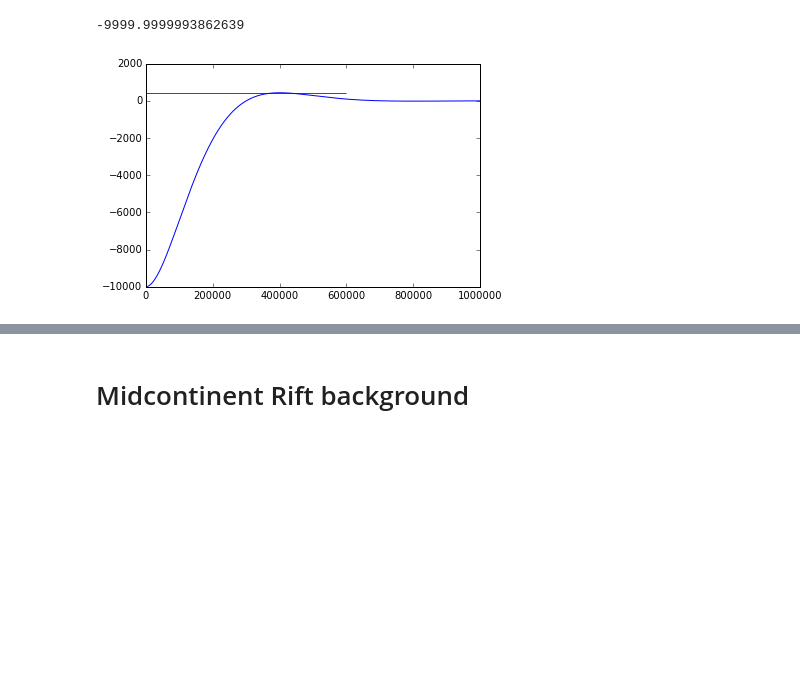
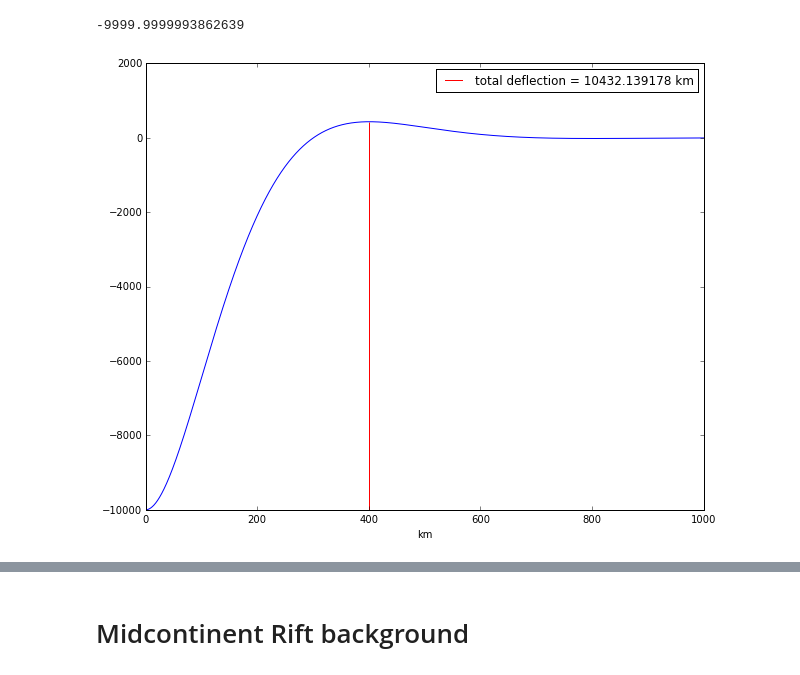
Before and after one commit to lfairchild/MCR_subsidence, a Jupyter notebook: Code/Subsidence_model.ipynb, the cells around one changed output, grey strips where cells are left out. Drawn from its saved outputs; the diff is of its cells as text; code cells hidden in the pictures; blank space fills up the shorter version.

```diff
--- a/Code/Subsidence_model.ipynb
+++ b/Code/Subsidence_model.ipynb
@@ -69,26 +149,33 @@ Pois_ratio = 0.25
 rho_m = 3300
 # use sediment or rift volcanic density, as this is a continental (not oceanic) case
 rho_s = 2700
+# write deflection as a function of x (distance from center),
+# w_max (maximum deflection observed),
+# and h (thickness of elastic lithosphere)
 def deflect(x, w_max, h):
     D = (Y_modulus*(h**3))/(12*(1-(Pois_ratio**2)))
     alpha = ((4*D)/((rho_m-rho_s)*10))**(1/4)
     V_0 = 2*alpha*(rho_m-rho_s)*10
-    w = ((V_0*(alpha**3))/(8*D))*(special.e**(-x/alpha))*(np.cos(x/alpha)+np.sin(x/alpha))
+    w = ((V_0*(alpha**3))/(8*D))*(sp.exp(-x/alpha))*(np.cos(x/alpha)+np.sin(x/alpha))
     return -w*w_max
 # %%
 deflect(1,10000,40000)
 # %% [output]
 -9999.9999993862639
 # %%
+plt.figure(figsize=(10,8))
+
 x_coor = []
 y_coor = []
 
 for i in range(0,1000000,100):
-    x_coor.append(i)
+    x_coor.append(i/1000)
     y_coor.append(deflect(i,10000,40000))
 
 plt.plot(x_coor,y_coor)
-plt.hlines(max(y_coor),0,600000,'r')
+plt.vlines(x_coor[4010],min(y_coor),y_coor[4010],'r',label='total deflection = %f km'%(max(y_coor)-min(y_coor)))
+plt.xlabel('km')
+plt.legend()
 plt.show()
 # %% [output]
-[figure, old version]
+[figure, new version]
```
Also changed, not shown: parts of 10 cells of this notebook, 8 other files.
